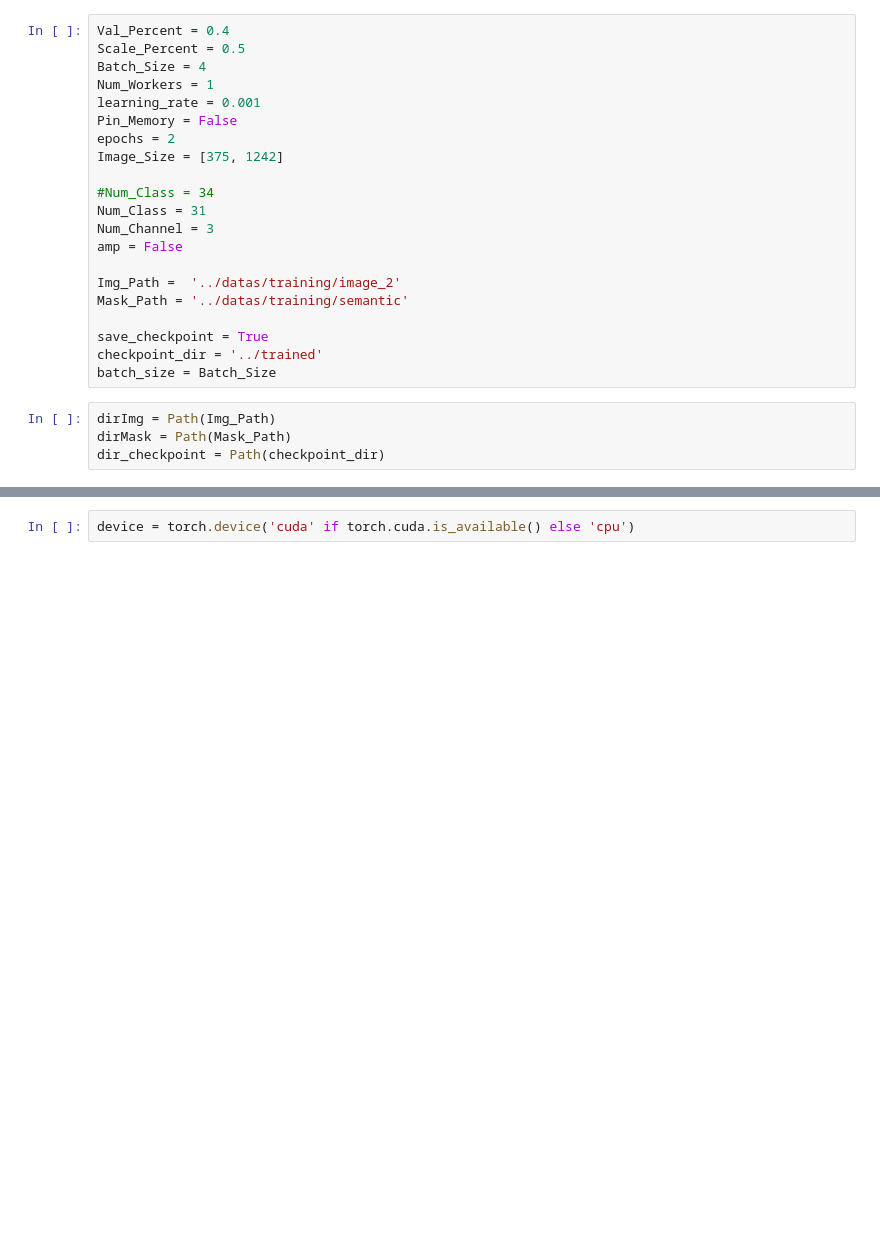
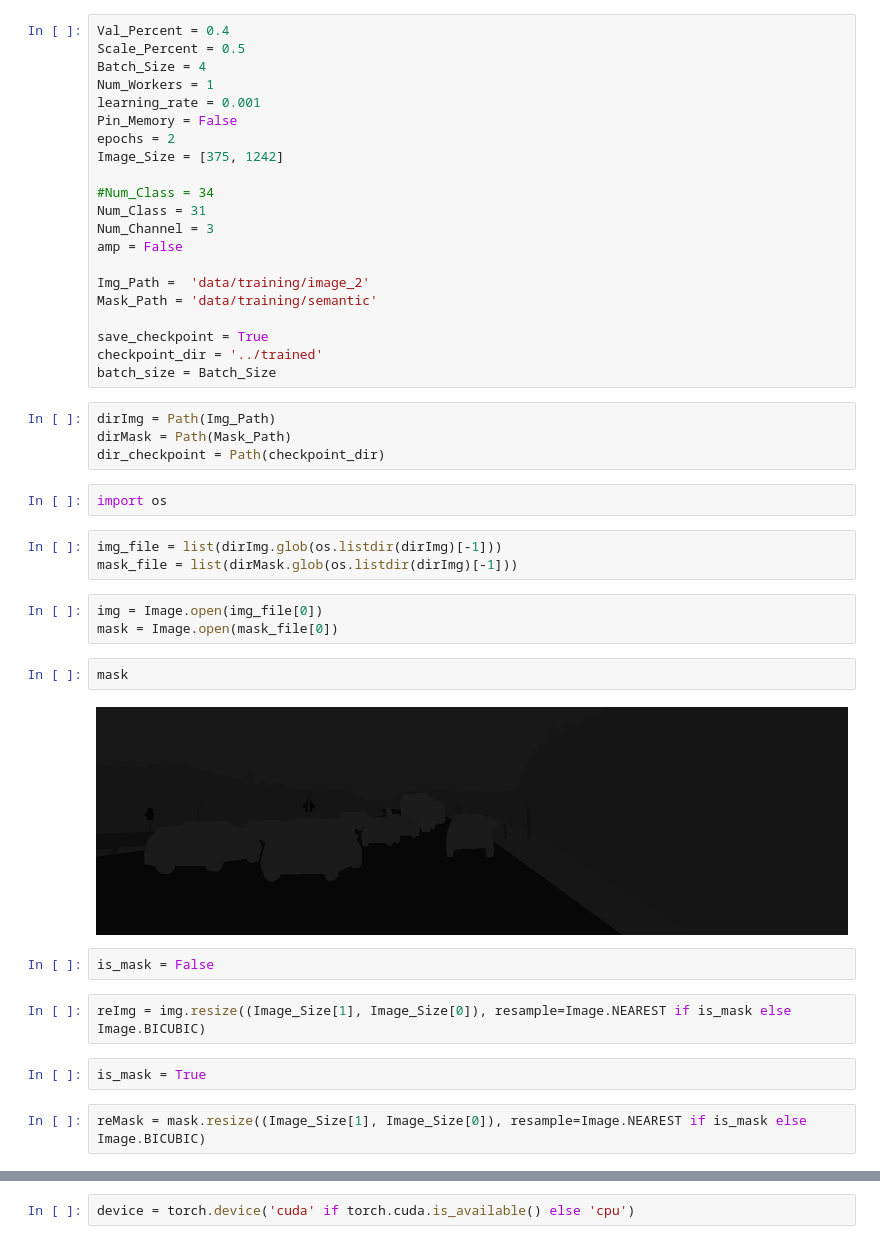
Before and after one commit to kshf59/Ensemble-Net, a Jupyter notebook: dataLoder.ipynb, the cells around one changed output, grey strips where cells are left out. Cells and saved outputs as stored; diff of their text form; blank space fills up the shorter version.

```diff
--- a/dataLoder.ipynb
+++ b/dataLoder.ipynb
@@ -30,8 +30,8 @@ Num_Class = 31
 Num_Channel = 3
 amp = False
 
-Img_Path =  '../datas/training/image_2'
-Mask_Path = '../datas/training/semantic'
+Img_Path =  'data/training/image_2'
+Mask_Path = 'data/training/semantic'
 
 save_checkpoint = True
 checkpoint_dir = '../trained'
@@ -40,3 +40,23 @@ batch_size = Batch_Size
 dirImg = Path(Img_Path)
 dirMask = Path(Mask_Path)
 dir_checkpoint = Path(checkpoint_dir)
+# %%
+import os
+# %%
+img_file = list(dirImg.glob(os.listdir(dirImg)[-1]))
+mask_file = list(dirMask.glob(os.listdir(dirImg)[-1]))
+# %%
+img = Image.open(img_file[0])
+mask = Image.open(mask_file[0])
+# %%
+mask
+# %% [output]
+[figure, added]
+# %%
+is_mask = False
+# %%
+reImg = img.resize((Image_Size[1], Image_Size[0]), resample=Image.NEAREST if is_mask else Image.BICUBIC)
+# %%
+is_mask = True
+# %%
+reMask = mask.resize((Image_Size[1], Image_Size[0]), resample=Image.NEAREST if is_mask else Image.BICUBIC)
```
Also changed, not shown: parts of 7 cells of this notebook, 3 other files.
